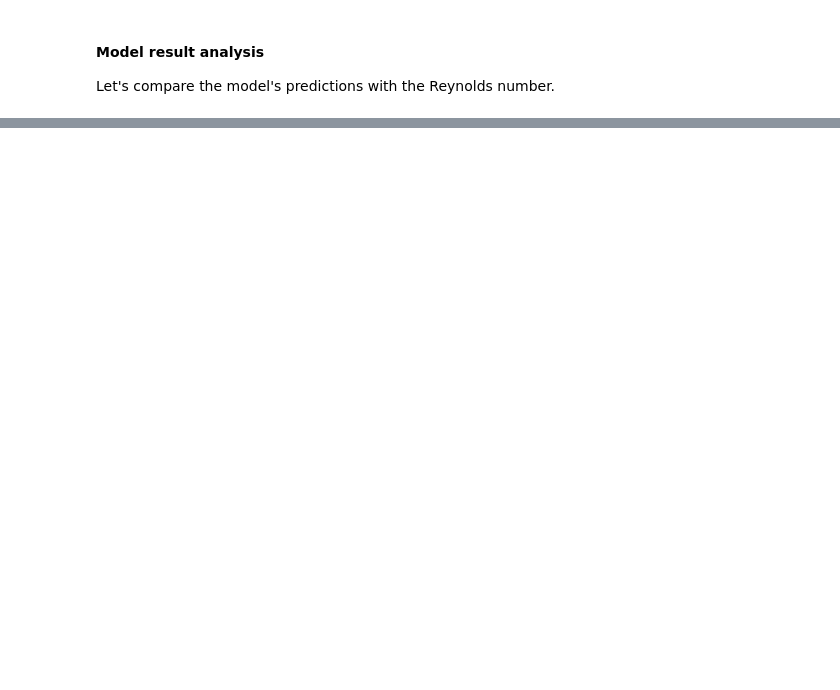
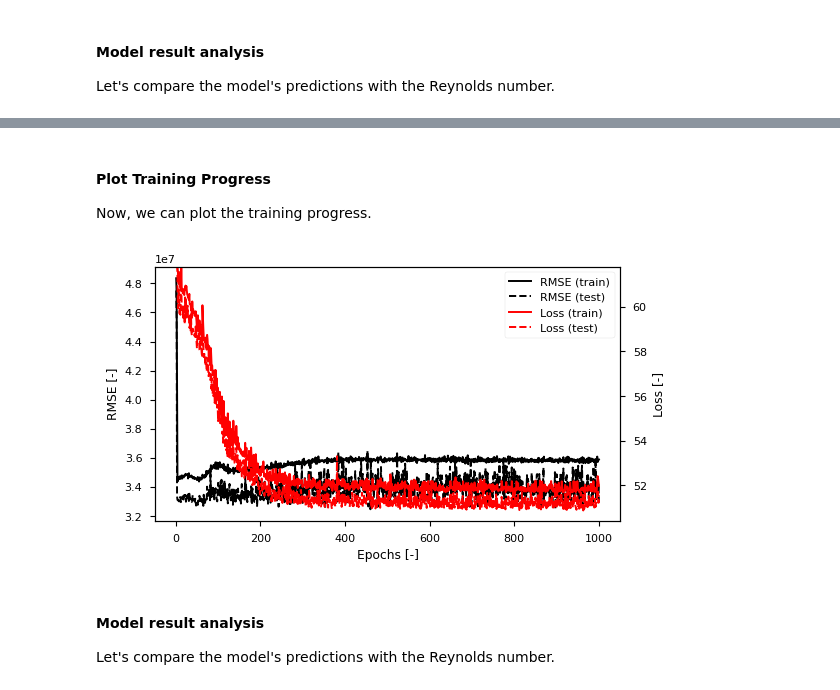
Before and after one commit to paolodeangelis/Sistemi_a_combustione, a Jupyter notebook: 2.2-NN_Reynolds_P2.ipynb, the cells around one changed output, grey strips where cells are left out. Saved outputs shown, nothing was run; the diff lists cells and outputs as text; code cells hidden in the pictures; blank space fills up the shorter version.

```diff
--- a/2.2-NN_Reynolds_P2.ipynb
+++ b/2.2-NN_Reynolds_P2.ipynb
@@ -558,0 +684,2 @@ We will evaluate if this increased complexity leads to significant performance i
+# %%
+optimizer = optimizers.Adam(learning_rate=1e-2, beta_1=0.9, beta_2=0.999, epsilon=1e-08)
@@ -558,0 +709,6 @@ We will evaluate if this increased complexity leads to significant performance i
+# %%
+model.compile(
+    optimizer,
+    loss,
+    metrics,
+)
@@ -558,0 +718,3 @@ We will evaluate if this increased complexity leads to significant performance i
+# %%
+batch_size = 512
+epochs = 1000
@@ -558,0 +757,57 @@ We will evaluate if this increased complexity leads to significant performance i
+# %% [markdown]
+#### Plot Training Progress
+
+Now, we can plot the training progress.
+# %%
+# Plot traing loop
+train_binary_accuracy = np.array(history.history["root_mean_squared_error"])
+test_binary_accuracy = np.array(history.history["val_root_mean_squared_error"])
+train_loss = np.array(history.history["loss"])
+test_loss = np.array(history.history["val_loss"])
+
+
+epochs_i = np.arange(1, train_loss.shape[0] + 1)
+# %%
+fig = plt.figure(figsize=(6, 3.3))
+with plt.style.context("seaborn-v0_8-paper"):
+    ax = fig.add_subplot(111)
+    ax_twin = ax.twinx()
+    a1 = ax.plot(
+        epochs_i,
+        train_binary_accuracy * 100,
+        color="k",
+        ls="-",
+        label="Binary accuracy (train)",
+    )
+    a2 = ax.plot(
+        epochs_i,
+        test_binary_accuracy * 100,
+        color="k",
+        ls="--",
+        label="Binary accuracy (test)",
+    )
+    l1 = ax_twin.plot(epochs_i, train_loss, color="r", ls="-", label="Loss (train)")
+    l2 = ax_twin.plot(epochs_i, test_loss, color="r", ls="--", label="Loss (test)")
+    ax.set_xlabel("Epochs [-]")
+    ax.set_ylabel("RMSE [-]")
+    ax_twin.set_ylabel("Loss [-]")
+    ax_twin.legend(
+        a1 + a2 + l1 + l2,
+        [
+            "RMSE (train)",
+            "RMSE (test)",
+            "Loss (train)",
+            "Loss (test)",
+        ],
+        loc="upper right",
+    )
+    lb, ub = [np.percentile(np.concatenate([train_loss, test_loss]), 0.5), np.percentile(np.concatenate([train_loss, test_loss]), 99.5)]
+    delta = ub-lb
+    ax_twin.set_ylim([lb-0.05*delta, ub+0.05*delta])
+plt.show()
+# %% [output]
+[figure, added]
+# %% [markdown]
+#### Model result analysis
+
+Let's compare the model's predictions with the Reynolds number.
```
Also changed, not shown: parts of 66 cells of this notebook.
